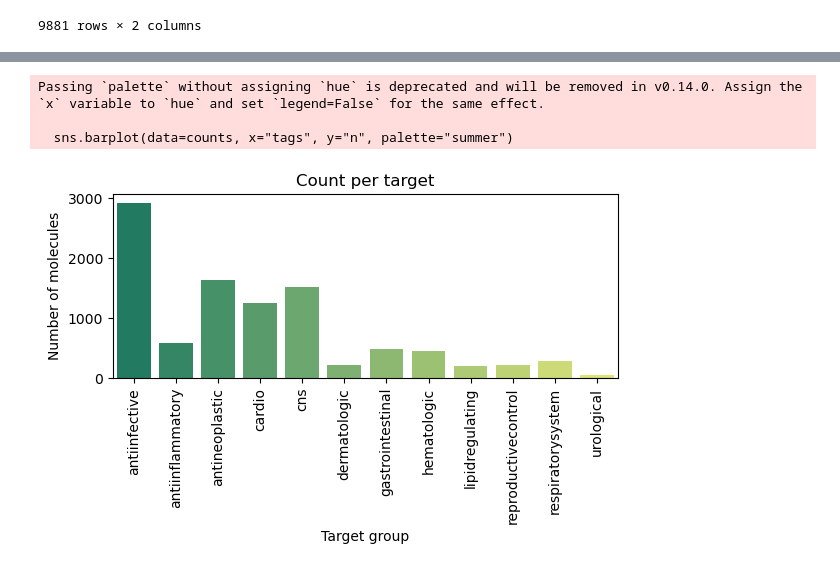
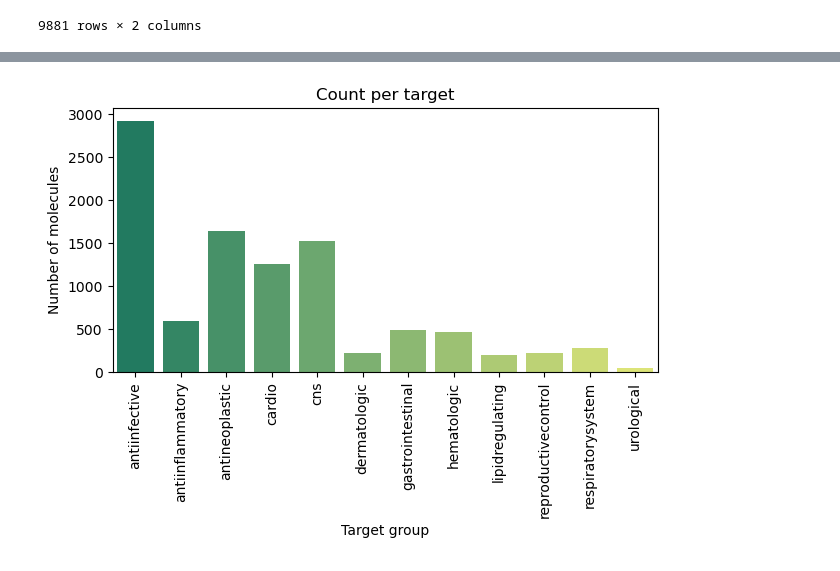
Before and after one commit to fkkarpinski/licencjat_git, a Jupyter notebook: notebook.ipynb, the cells around one changed output, grey strips where cells are left out. Cells and saved outputs as stored; diff of their text form; code cells hidden in the pictures.

```diff
--- a/notebook.ipynb
+++ b/notebook.ipynb
@@ -127,16 +33,12 @@ for cutoff in np.arange(0.0, 1.0, 0.1):
 # %%
 counts = data.groupby("tags")["smiles"].count().reset_index(name="n")
 
-plt.figure(figsize=(6,4))
-sns.barplot(data=counts, x="tags", y="n", palette="summer")
-plt.ylabel("Number of molecules"),
+sns.barplot(data=counts, x="tags", y="n", palette="summer", hue="tags")
+plt.ylabel("Number of molecules")
 plt.xlabel("Target group")
 plt.title("Count per target")
 plt.xticks(rotation=90)
 plt.tight_layout()
 plt.show()
 # %% [output]
-Passing `palette` without assigning `hue` is deprecated and will be removed in v0.14.0. Assign the `x` variable to `hue` and set `legend=False` for the same effect.
-
-  sns.barplot(data=counts, x="tags", y="n", palette="summer")
-[figure, old version]
+[figure, new version]
```
Also changed, not shown: parts of 15 cells of this notebook, 1 other file.
